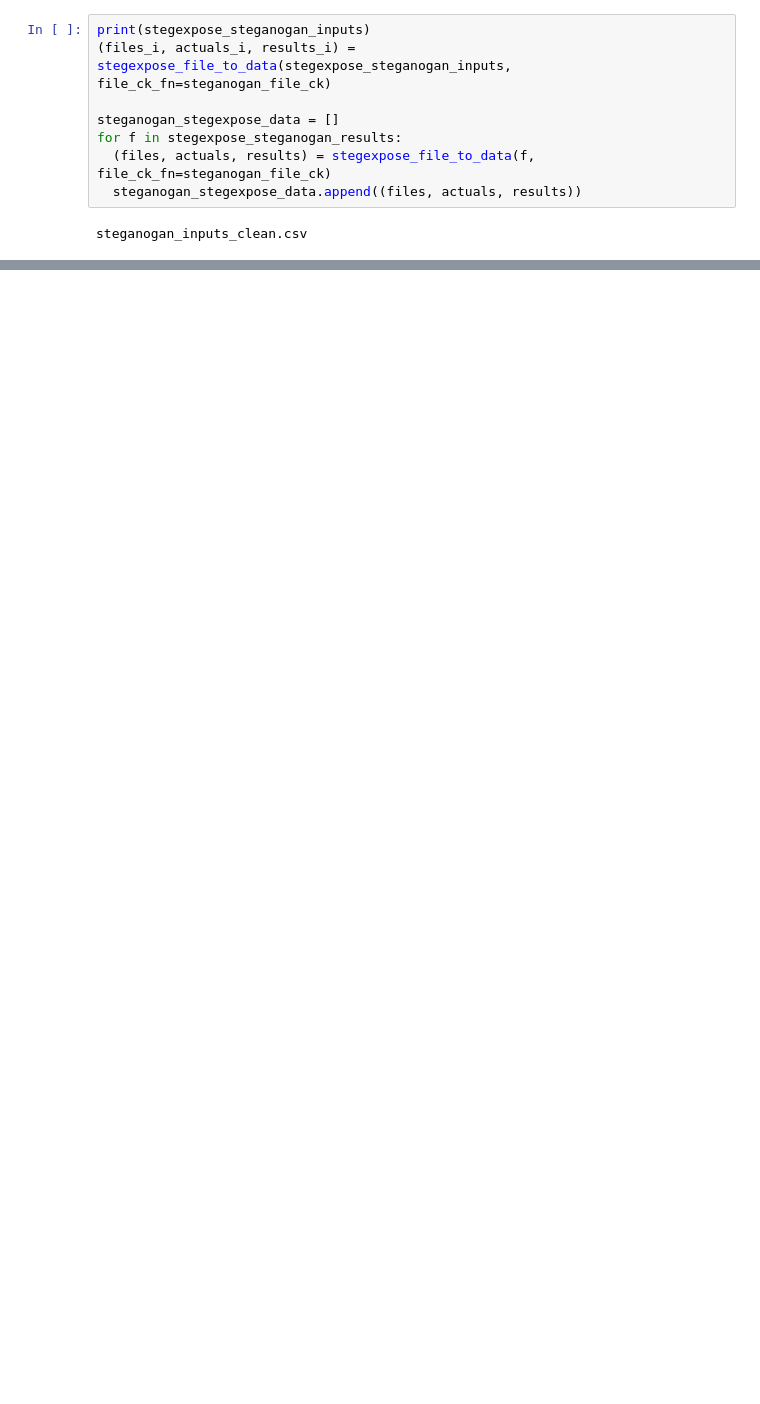
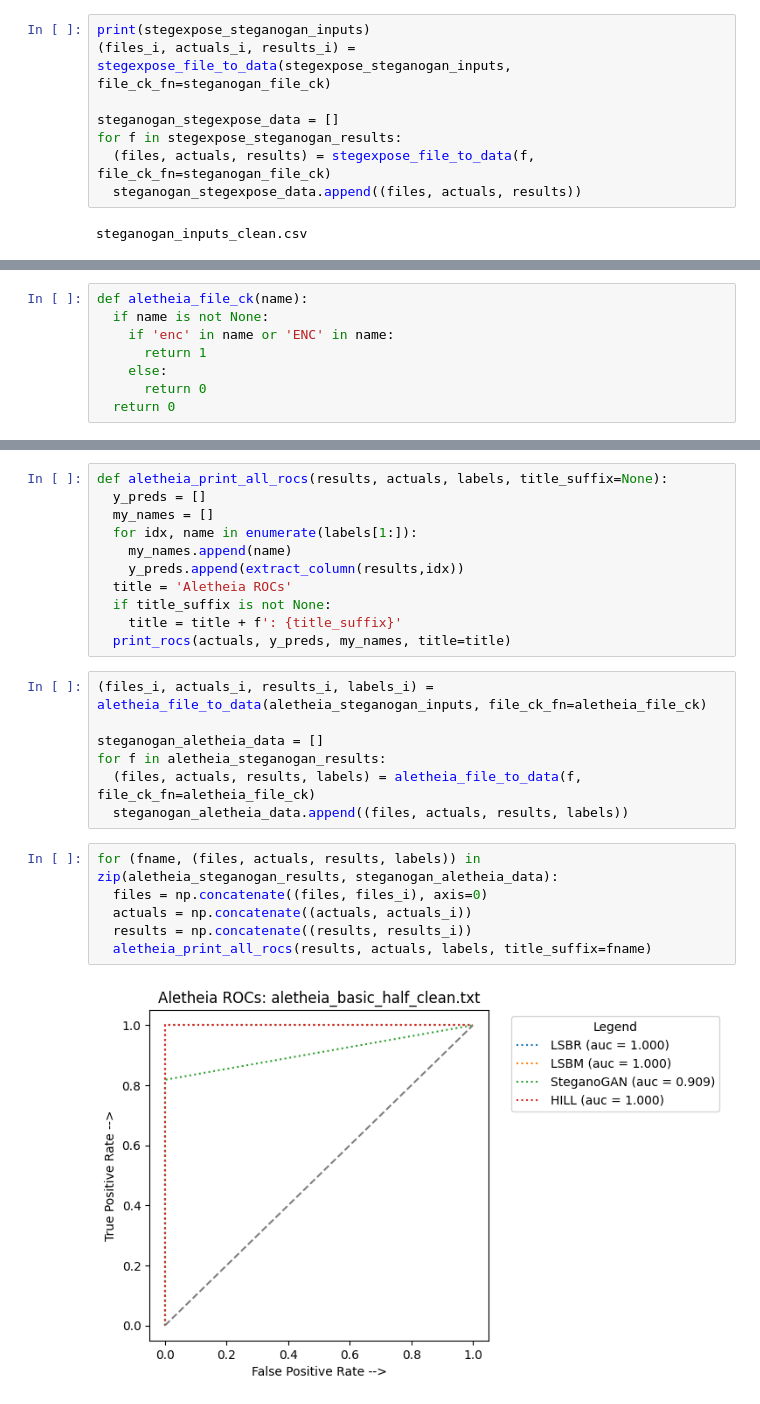
Before and after one commit to jnickg/steganet, a Jupyter notebook: roc_auc.ipynb, the cells around one changed output, grey strips where cells are left out. Saved outputs shown, nothing was run; the diff lists cells and outputs as text; blank space fills up the shorter version.

```diff
--- a/roc_auc.ipynb
+++ b/roc_auc.ipynb
@@ -356,0 +511,8 @@ ROC Curves for steganogan_basic_full_clean.csv
+# %%
+def aletheia_file_ck(name):
+  if name is not None:
+    if 'enc' in name or 'ENC' in name:
+      return 1
+    else:
+      return 0
+  return 0
@@ -356,0 +544,26 @@ ROC Curves for steganogan_basic_full_clean.csv
+# %%
+def aletheia_print_all_rocs(results, actuals, labels, title_suffix=None):
+  y_preds = []
+  my_names = []
+  for idx, name in enumerate(labels[1:]):
+    my_names.append(name)
+    y_preds.append(extract_column(results,idx))
+  title = 'Aletheia ROCs'
+  if title_suffix is not None:
+    title = title + f': {title_suffix}'
+  print_rocs(actuals, y_preds, my_names, title=title)
+# %%
+(files_i, actuals_i, results_i, labels_i) = aletheia_file_to_data(aletheia_steganogan_inputs, file_ck_fn=aletheia_file_ck)
+
+steganogan_aletheia_data = []
+for f in aletheia_steganogan_results:
+  (files, actuals, results, labels) = aletheia_file_to_data(f, file_ck_fn=aletheia_file_ck)
+  steganogan_aletheia_data.append((files, actuals, results, labels))
+# %%
+for (fname, (files, actuals, results, labels)) in zip(aletheia_steganogan_results, steganogan_aletheia_data):
+  files = np.concatenate((files, files_i), axis=0)
+  actuals = np.concatenate((actuals, actuals_i))
+  results = np.concatenate((results, results_i))
+  aletheia_print_all_rocs(results, actuals, labels, title_suffix=fname)
+# %% [output]
+[figure, added]
```
Also changed, not shown: parts of 28 cells of this notebook.
